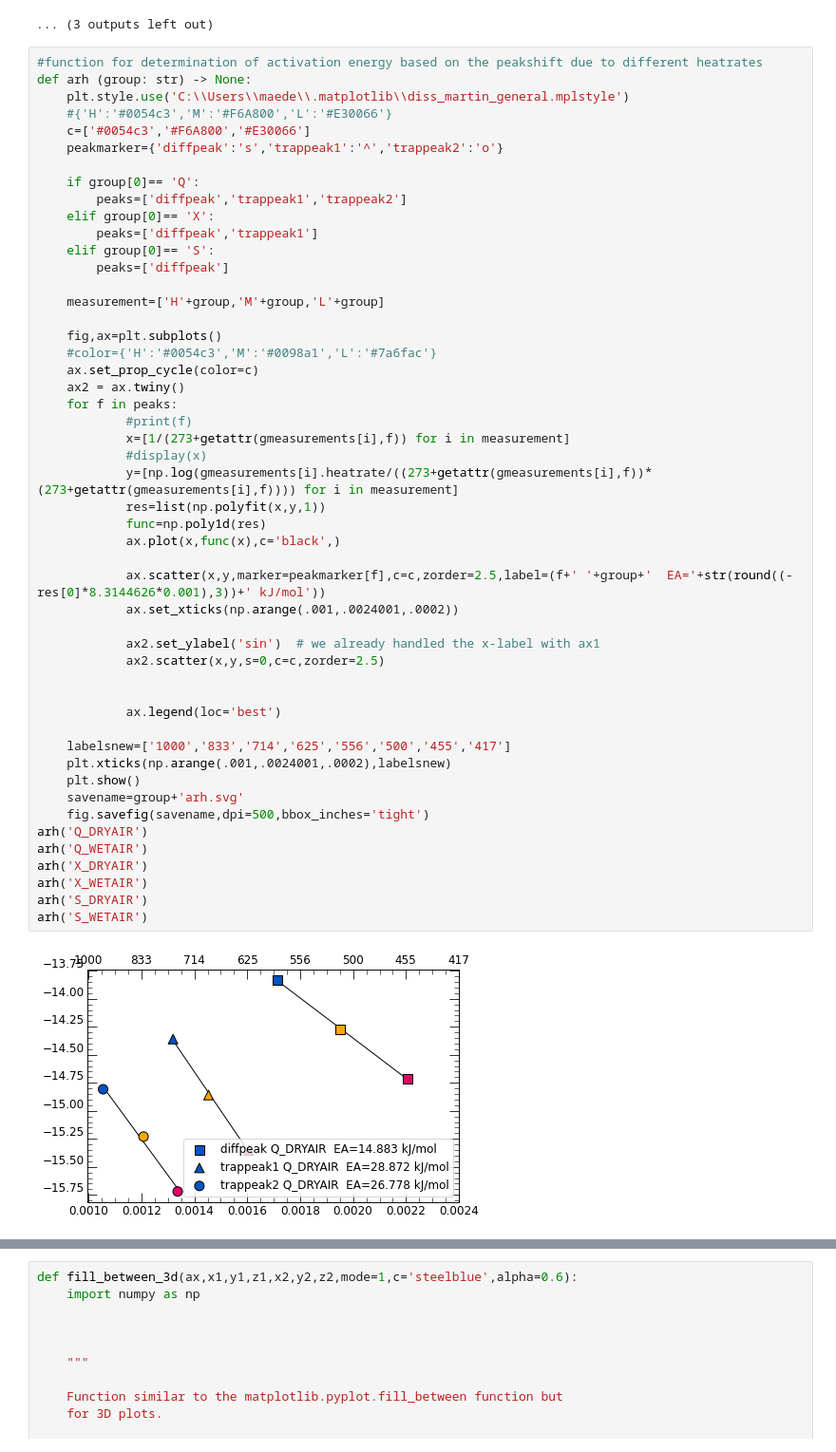
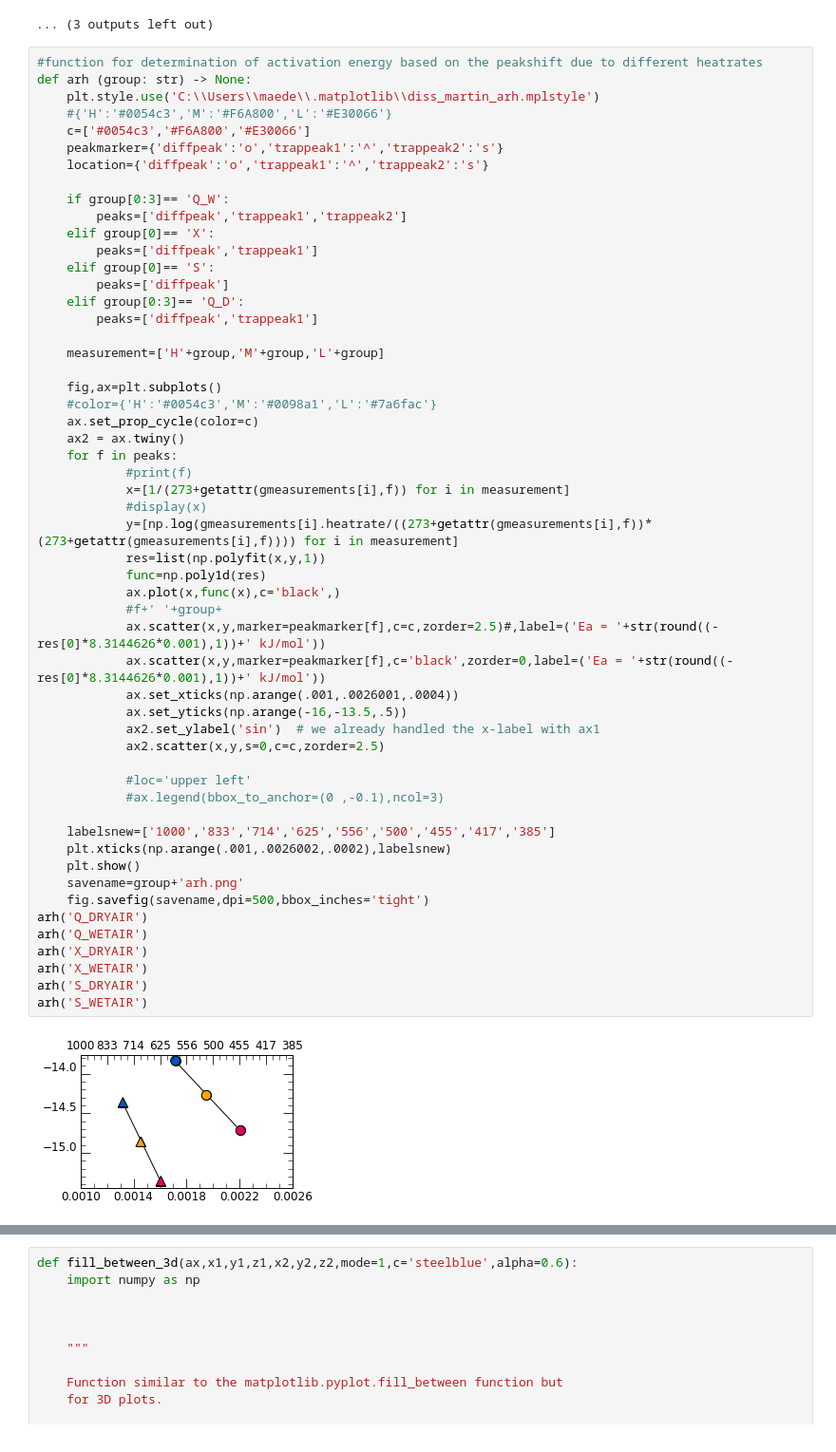
Before and after one commit to KMDE-10/HYDROGEN, a Jupyter notebook: 2020-11_HYDROGEN.ipynb, the cells around one changed output, grey strips where cells are left out. Shown at 95% size. Saved outputs shown, nothing was run; the diff lists cells and outputs as text.

```diff
--- a/2020-11_HYDROGEN.ipynb
+++ b/2020-11_HYDROGEN.ipynb
@@ -801,52 +801,56 @@ display('GROUPMEASUREMENTS',gmeasurements,len(gmeasurements))
 # %%
 #function for determination of activation energy based on the peakshift due to different heatrates
 def arh (group: str) -> None:
-    plt.style.use('C:\\Users\\maede\\.matplotlib\\diss_martin_general.mplstyle')
+    plt.style.use('C:\\Users\\maede\\.matplotlib\\diss_martin_arh.mplstyle')
     #{'H':'#0054c3','M':'#F6A800','L':'#E30066'}
     c=['#0054c3','#F6A800','#E30066']
-    peakmarker={'diffpeak':'s','trappeak1':'^','trappeak2':'o'}
+    peakmarker={'diffpeak':'o','trappeak1':'^','trappeak2':'s'}
+    location={'diffpeak':'o','trappeak1':'^','trappeak2':'s'}
 
-    if group[0]== 'Q':
+    if group[0:3]== 'Q_W':
         peaks=['diffpeak','trappeak1','trappeak2']
     elif group[0]== 'X':
         peaks=['diffpeak','trappeak1']
     elif group[0]== 'S':
         peaks=['diffpeak']
+    elif group[0:3]== 'Q_D':
+        peaks=['diffpeak','trappeak1']
 
     measurement=['H'+group,'M'+group,'L'+group]
 
     fig,ax=plt.subplots()
     #color={'H':'#0054c3','M':'#0098a1','L':'#7a6fac'}
     ax.set_prop_cycle(color=c)
     ax2 = ax.twiny()
     for f in peaks:
             #print(f)
             x=[1/(273+getattr(gmeasurements[i],f)) for i in measurement]
             #display(x)
             y=[np.log(gmeasurements[i].heatrate/((273+getattr(gmeasurements[i],f))*(273+getattr(gmeasurements[i],f)))) for i in measurement]
             res=list(np.polyfit(x,y,1))
             func=np.poly1d(res)
             ax.plot(x,func(x),c='black',)
-
-            ax.scatter(x,y,marker=peakmarker[f],c=c,zorder=2.5,label=(f+' '+group+'  EA='+str(round((-res[0]*8.3144626*0.001),3))+' kJ/mol'))
-            ax.set_xticks(np.arange(.001,.0024001,.0002))
-
+            #f+' '+group+
+            ax.scatter(x,y,marker=peakmarker[f],c=c,zorder=2.5)#,label=('Ea = '+str(round((-res[0]*8.3144626*0.001),1))+' kJ/mol'))
+            ax.scatter(x,y,marker=peakmarker[f],c='black',zorder=0,label=('Ea = '+str(round((-res[0]*8.3144626*0.001),1))+' kJ/mol'))
+            ax.set_xticks(np.arange(.001,.0026001,.0004))
+            ax.set_yticks(np.arange(-16,-13.5,.5))
             ax2.set_ylabel('sin')  # we already handled the x-label with ax1
             ax2.scatter(x,y,s=0,c=c,zorder=2.5)
 
+            #loc='upper left'
+            #ax.legend(bbox_to_anchor=(0 ,-0.1),ncol=3)
 
-            ax.legend(loc='best')
-
-    labelsnew=['1000','833','714','625','556','500','455','417']
-    plt.xticks(np.arange(.001,.0024001,.0002),labelsnew)
+    labelsnew=['1000','833','714','625','556','500','455','417','385']
+    plt.xticks(np.arange(.001,.0026002,.0002),labelsnew)
     plt.show()
-    savename=group+'arh.svg'
+    savename=group+'arh.png'
     fig.savefig(savename,dpi=500,bbox_inches='tight')
 arh('Q_DRYAIR')
 arh('Q_WETAIR')
 arh('X_DRYAIR')
 arh('X_WETAIR')
 arh('S_DRYAIR')
 arh('S_WETAIR')
 # %% [output]
-[figure, old version]
+[figure, new version]
```
Also changed, not shown: parts of 3 cells of this notebook, 1 other file.
